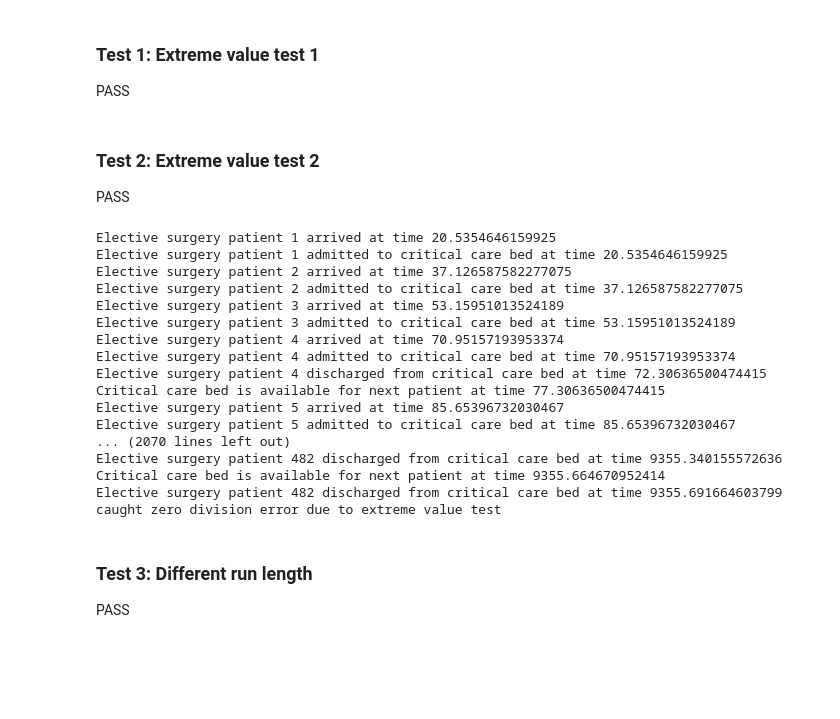
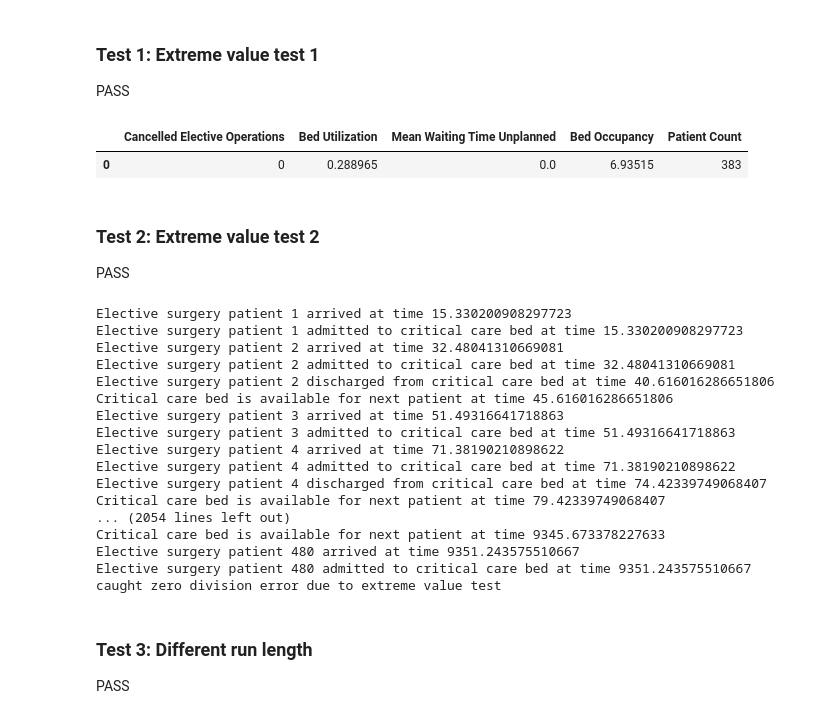
Before and after one commit to pythonhealthdatascience/llm_simpy, a Jupyter notebook: notebooks/early_testing/perplexity/iteration_12.ipynb, the cells around one changed output. Drawn from its saved outputs; the diff is of its cells as text; code cells hidden in the pictures; blank space fills up the shorter version.

```diff
--- a/notebooks/early_testing/perplexity/iteration_12.ipynb
+++ b/notebooks/early_testing/perplexity/iteration_12.ipynb
@@ -245,8 +262,8 @@ def run_test(experiment):
     # Create a SimPy environment
     env = simpy.Environment()
     ccu_model = CCUModel(env, experiment)
-    ccu_model.run()
-    return ccu_model
+    results = ccu_model.run()
+    return ccu_model, results
 # %%
 def extreme_value_test_1(extreme_value=M):
     '''
@@ -259,9 +276,13 @@ def extreme_value_test_1(extreme_value=M):
     '''
     mod_interarrival_means = [22.72] + [extreme_value] * 5
     experiment = Experiment(interarrival_means=mod_interarrival_means)
-    run_test(experiment)
+    return run_test(experiment)
 # %%
-extreme_value_test_1()
+model, results = extreme_value_test_1()
+results
+# %% [output]
+|  | Cancelled Elective Operations | Bed Utilization | Mean Waiting Time Unplanned | Bed Occupancy | Patient Count |
+| 0 | 0 | 0.288965 | 0.0 | 6.93515 | 383 |
 # %% [markdown]
 ### Test 2: Extreme value test 2
 
@@ -282,25 +303,25 @@ def extreme_value_test_2(extreme_value=M):
 # %%
 try:
-    extreme_value_test_2()
+    model, results = extreme_value_test_2()
 except ZeroDivisionError:
     print("caught zero division error due to extreme value test")
 # %% [output]
-Elective surgery patient 1 arrived at time 20.5354646159925
-Elective surgery patient 1 admitted to critical care bed at time 20.5354646159925
-Elective surgery patient 2 arrived at time 37.126587582277075
-Elective surgery patient 2 admitted to critical care bed at time 37.126587582277075
-Elective surgery patient 3 arrived at time 53.15951013524189
-Elective surgery patient 3 admitted to critical care bed at time 53.15951013524189
-Elective surgery patient 4 arrived at time 70.95157193953374
-Elective surgery patient 4 admitted to critical care bed at time 70.95157193953374
-Elective surgery patient 4 discharged from critical care bed at time 72.30636500474415
-Critical care bed is available for next patient at time 77.30636500474415
-Elective surgery patient 5 arrived at time 85.65396732030467
-Elective surgery patient 5 admitted to critical care bed at time 85.65396732030467
-... (2070 lines left out)
-Elective surgery patient 482 discharged from critical care bed at time 9355.340155572636
-Critical care bed is available for next patient at time 9355.664670952414
-Elective surgery patient 482 discharged from critical care bed at time 9355.691664603799
+Elective surgery patient 1 arrived at time 15.330200908297723
+Elective surgery patient 1 admitted to critical care bed at time 15.330200908297723
+Elective surgery patient 2 arrived at time 32.48041310669081
+Elective surgery patient 2 admitted to critical care bed at time 32.48041310669081
+Elective surgery patient 2 discharged from critical care bed at time 40.616016286651806
+Critical care bed is available for next patient at time 45.616016286651806
+Elective surgery patient 3 arrived at time 51.49316641718863
+Elective surgery patient 3 admitted to critical care bed at time 51.49316641718863
+Elective surgery patient 4 arrived at time 71.38190210898622
+Elective surgery patient 4 admitted to critical care bed at time 71.38190210898622
+Elective surgery patient 4 discharged from critical care bed at time 74.42339749068407
+Critical care bed is available for next patient at time 79.42339749068407
+... (2054 lines left out)
+Critical care bed is available for next patient at time 9345.673378227633
+Elective surgery patient 480 arrived at time 9351.243575510667
+Elective surgery patient 480 admitted to critical care bed at time 9351.243575510667
 caught zero division error due to extreme value test
 # %% [markdown]
 ### Test 3: Different run length
```
Also changed, not shown: parts of 15 cells of this notebook, 2 other files.
